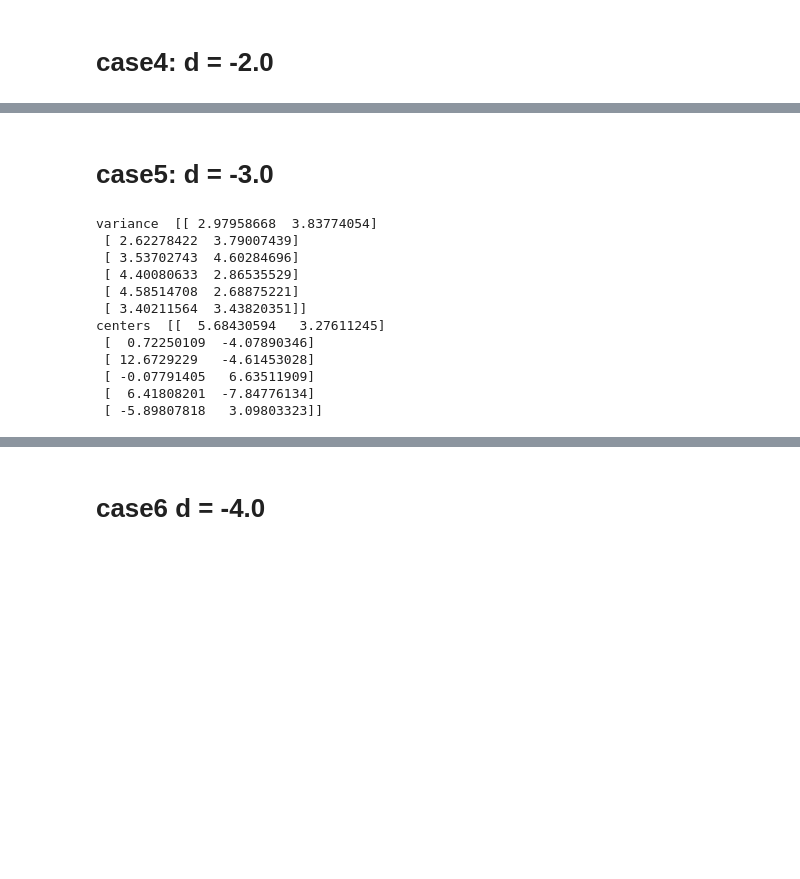
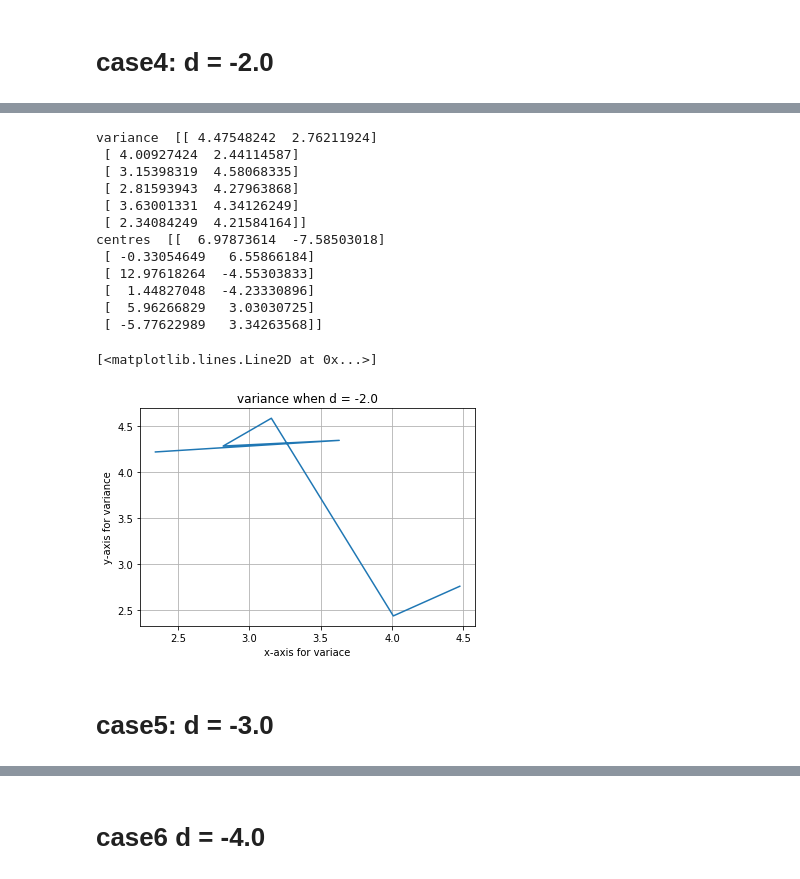
Before and after one commit to rameshjes/neural-network, a Jupyter notebook: assignment08/ramesh/Assignment_08.ipynb, the cells around one changed output, grey strips where cells are left out. Cells and saved outputs as stored; diff of their text form; code cells hidden in the pictures; blank space fills up the shorter version.

```diff
--- a/assignment08/ramesh/Assignment_08.ipynb
+++ b/assignment08/ramesh/Assignment_08.ipynb
@@ -208,23 +214,32 @@ centers  [[  5.60282454   3.3644422 ]
+# %%
+distance = -2.0
+state_vector_machine = StateVectorMachine(radius,
+                                          width,
+                                          distance,
+                                          num_of_training_samples,
+                                          num_of_testing_samples)
+variance, centres = state_vector_machine.compute_variance(training_input)
+print "variance ", variance
+print "centres ", centres
+plt.grid(True)
+plt.title("variance when d = -2.0")
+plt.xlabel("x-axis for variace")
+plt.ylabel("y-axis for variance")
+plt.plot(variance[:,0], variance[:,1])
+# %% [output]
+variance  [[ 4.47548242  2.76211924]
+ [ 4.00927424  2.44114587]
+ [ 3.15398319  4.58068335]
+ [ 2.81593943  4.27963868]
+ [ 3.63001331  4.34126249]
+ [ 2.34084249  4.21584164]]
+centres  [[  6.97873614  -7.58503018]
+ [ -0.33054649   6.55866184]
+ [ 12.97618264  -4.55303833]
+ [  1.44827048  -4.23330896]
+ [  5.96266829   3.03030725]
+ [ -5.77622989   3.34263568]]
+[<matplotlib.lines.Line2D at 0x...>]
+[figure, added]
 # %% [markdown]
 # case5: d = -3.0
-# %%
-distance = -3.0
-state_vector_machine = StateVectorMachine(radius,
-                                          width,
-                                          distance,
-                                          num_of_training_samples,
-                                          num_of_testing_samples)
-variance = state_vector_machine.compute_variance(training_input)
-# %% [output]
-variance  [[ 2.97958668  3.83774054]
- [ 2.62278422  3.79007439]
- [ 3.53702743  4.60284696]
- [ 4.40080633  2.86535529]
- [ 4.58514708  2.68875221]
- [ 3.40211564  3.43820351]]
-centers  [[  5.68430594   3.27611245]
- [  0.72250109  -4.07890346]
- [ 12.6729229   -4.61453028]
- [ -0.07791405   6.63511909]
- [  6.41808201  -7.84776134]
- [ -5.89807818   3.09803323]]
```
Also changed, not shown: parts of 16 cells of this notebook, 2 other files.
